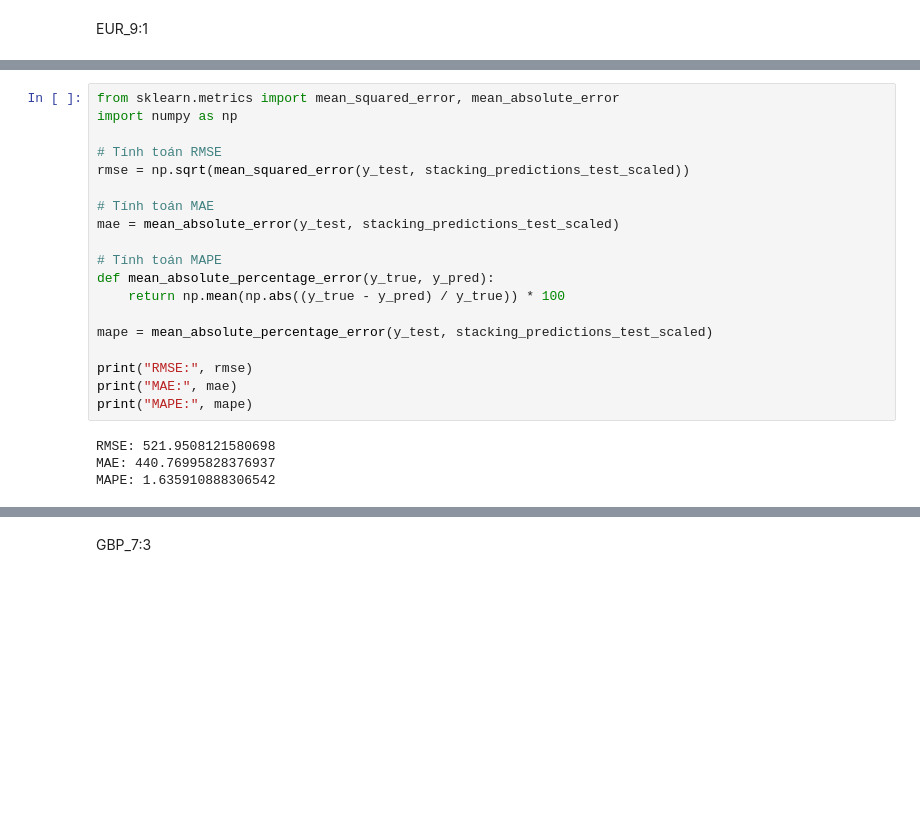
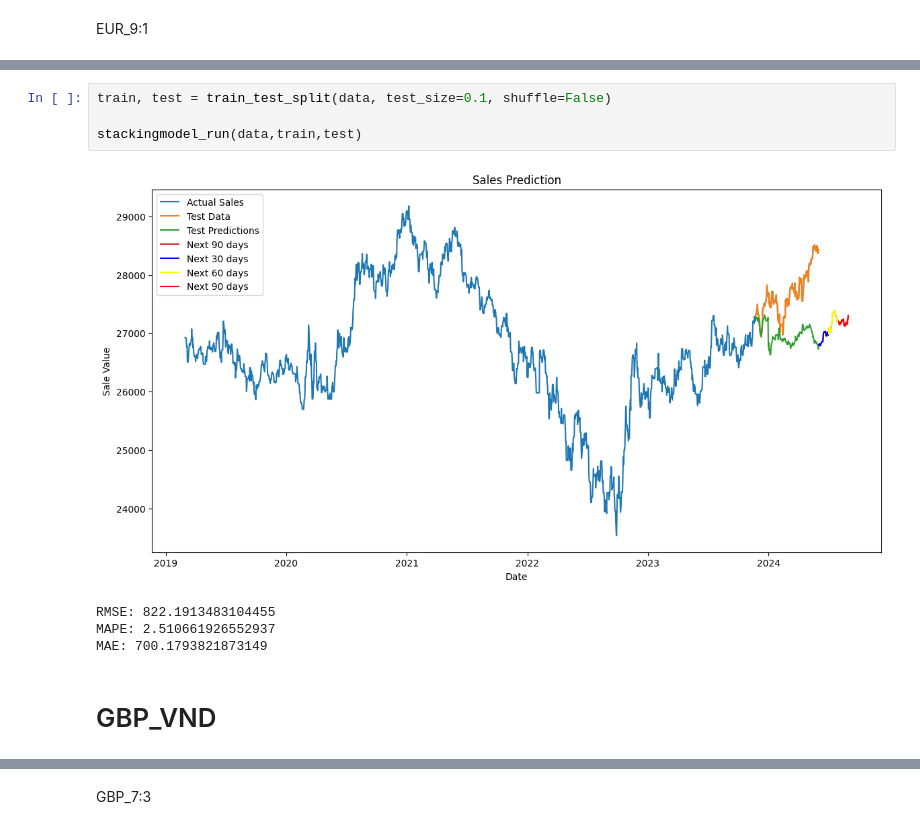
Before and after one commit to TTMChung/IS403_O22_HTCL_4, a Jupyter notebook: Model/StackingModel.ipynb, the cells around one changed output, grey strips where cells are left out. Saved outputs shown, nothing was run; the diff lists cells and outputs as text; blank space fills up the shorter version.

```diff
--- a/Model/StackingModel.ipynb
+++ b/Model/StackingModel.ipynb
@@ -352,23 +138,11 @@ plt.show()
-# %%
-from sklearn.metrics import mean_squared_error, mean_absolute_error
-import numpy as np
-
-# Tính toán RMSE
-rmse = np.sqrt(mean_squared_error(y_test, stacking_predictions_test_scaled))
-
-# Tính toán MAE
-mae = mean_absolute_error(y_test, stacking_predictions_test_scaled)
-
-# Tính toán MAPE
-def mean_absolute_percentage_error(y_true, y_pred):
-    return np.mean(np.abs((y_true - y_pred) / y_true)) * 100
-
-mape = mean_absolute_percentage_error(y_test, stacking_predictions_test_scaled)
-
-print("RMSE:", rmse)
-print("MAE:", mae)
-print("MAPE:", mape)
-# %% [output]
-RMSE: 521.9508121580698
-MAE: 440.76995828376937
-MAPE: 1.635910888306542
+# %%
+train, test = train_test_split(data, test_size=0.1, shuffle=False)
+
+stackingmodel_run(data,train,test)
+# %% [output]
+[figure, added]
+RMSE: 822.1913483104455
+MAPE: 2.510661926552937
+MAE: 700.1793821873149
+# %% [markdown]
+# GBP_VND
```
Also changed, not shown: parts of 36 cells of this notebook.
